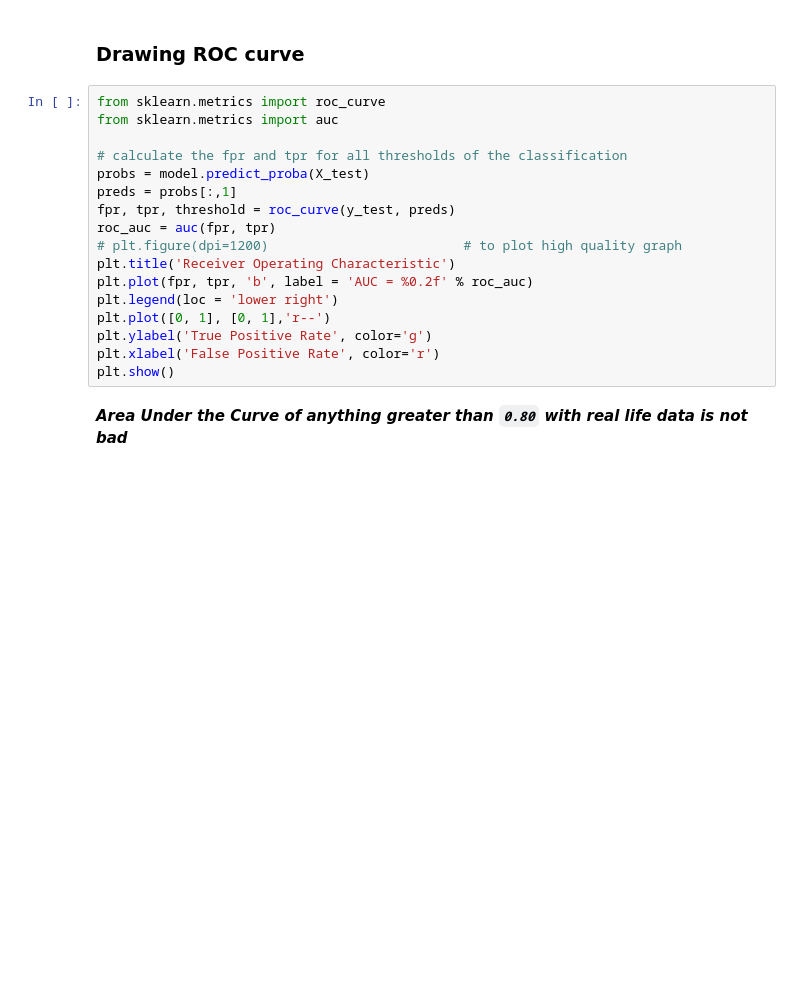
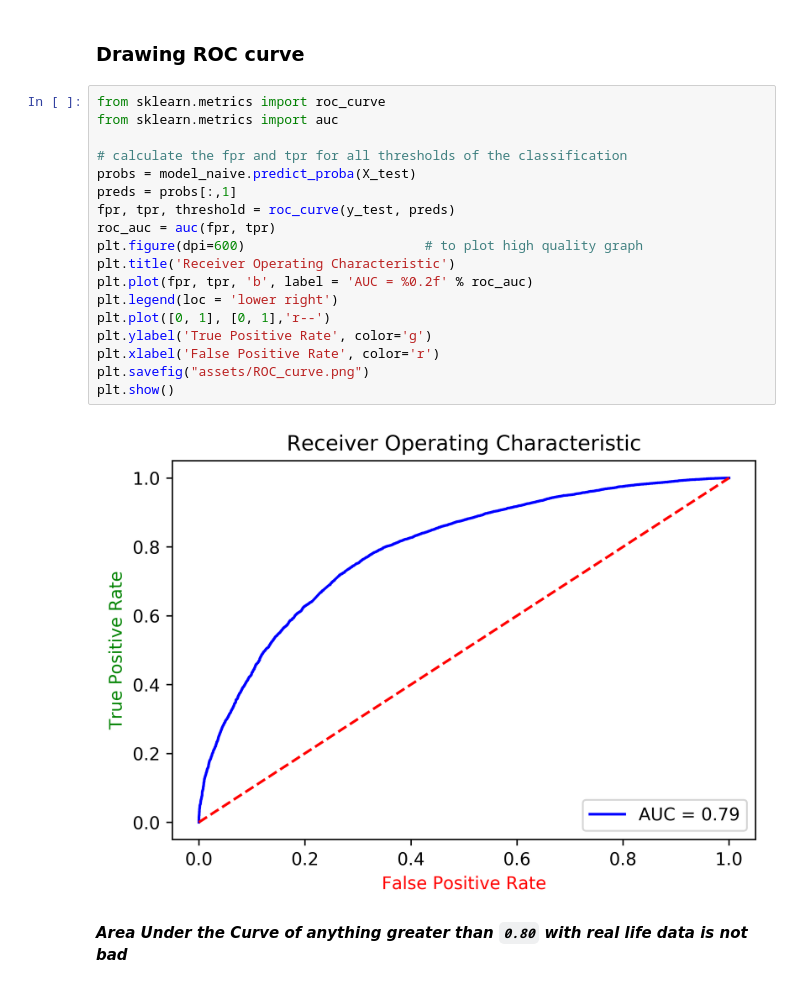
Before and after one commit to gunjannandy/twitter-sentiment-analysis, a Jupyter notebook: twitter-sentiment-analysis.ipynb, the cells around one changed output. Saved outputs shown, nothing was run; the diff lists cells and outputs as text; blank space fills up the shorter version.

```diff
--- a/twitter-sentiment-analysis.ipynb
+++ b/twitter-sentiment-analysis.ipynb
@@ -458,20 +502,23 @@ print(classification_report(y_test, predicted))
 # %%
 from sklearn.metrics import roc_curve
 from sklearn.metrics import auc
 
 # calculate the fpr and tpr for all thresholds of the classification
-probs = model.predict_proba(X_test)
+probs = model_naive.predict_proba(X_test)
 preds = probs[:,1]
 fpr, tpr, threshold = roc_curve(y_test, preds)
 roc_auc = auc(fpr, tpr)
-# plt.figure(dpi=1200)                         # to plot high quality graph
+plt.figure(dpi=600)                       # to plot high quality graph
 plt.title('Receiver Operating Characteristic')
 plt.plot(fpr, tpr, 'b', label = 'AUC = %0.2f' % roc_auc)
 plt.legend(loc = 'lower right')
 plt.plot([0, 1], [0, 1],'r--')
 plt.ylabel('True Positive Rate', color='g')
 plt.xlabel('False Positive Rate', color='r')
+plt.savefig("assets/ROC_curve.png")
 plt.show()
+# %% [output]
+[figure, added]
 # %% [markdown]
 ***Area Under the Curve of anything greater than `0.80` with real life data is not bad***
 # %% [markdown]
```
Also changed, not shown: parts of 33 cells of this notebook, 9 other files.
